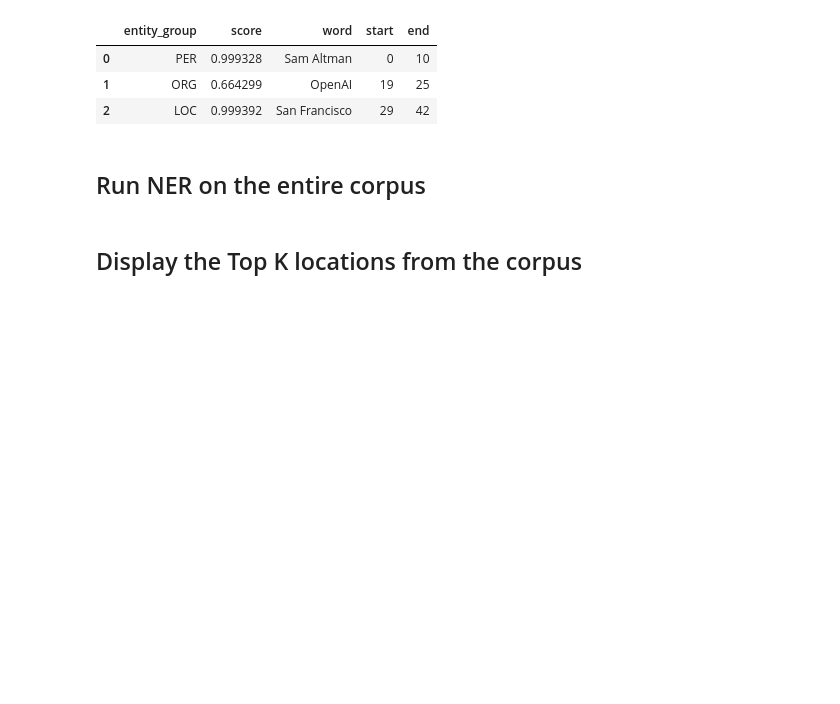
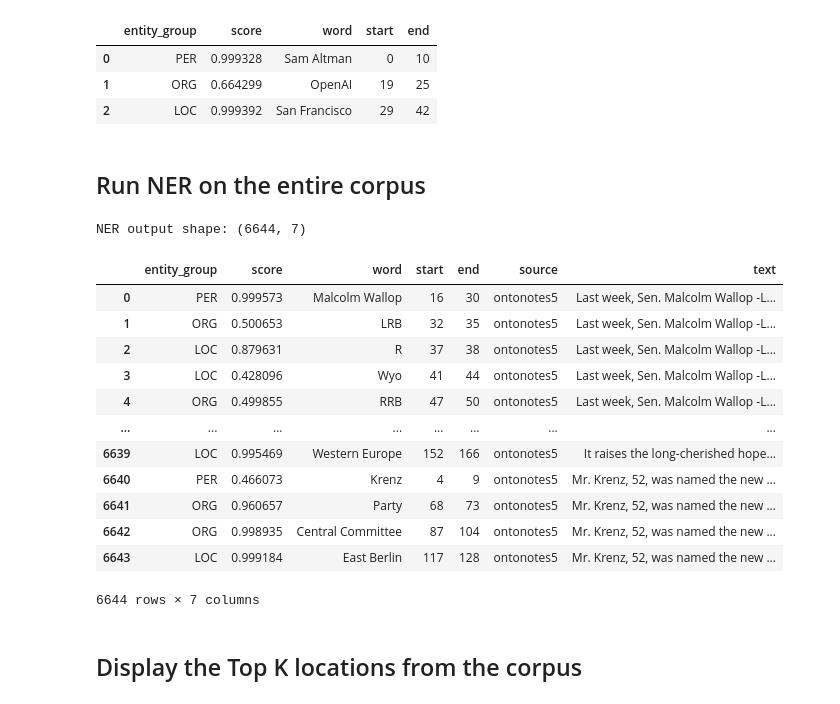
Before and after one commit to EtzionR/LM4GeoAI, a Jupyter notebook: Text_to_Geo.ipynb, the cells around one changed output. Drawn from its saved outputs; the diff is of its cells as text; code cells hidden in the pictures; blank space fills up the shorter version.

```diff
--- a/Text_to_Geo.ipynb
+++ b/Text_to_Geo.ipynb
@@ -70,23 +75,40 @@ NER output:
 # %% [markdown]
 ## Run NER on the entire corpus
 # %%
+P = .1 # Run NER only on P% of df entries
+
 outputs = []
 
-for text, source in tqdm(df.values):
+for text, source in tqdm(df[:int(len(df)*P)].values):
     entites = ner(text)
 
     for entity in entites:
 
         entity['source'] = source
         entity['text'] = text
 
         outputs.append(entity)
 
 outputs = pd.DataFrame(outputs)
 
 print(f'\n\nNER output shape: {outputs.shape}\n')
 
 outputs
+# %% [output]
+NER output shape: (6644, 7)
+|  | entity_group | score | word | start | end | source | text |
+| 0 | PER | 0.999573 | Malcolm Wallop | 16 | 30 | ontonotes5 | Last week, Sen. Malcolm Wallop -L... |
+| 1 | ORG | 0.500653 | LRB | 32 | 35 | ontonotes5 | Last week, Sen. Malcolm Wallop -L... |
+| 2 | LOC | 0.879631 | R | 37 | 38 | ontonotes5 | Last week, Sen. Malcolm Wallop -L... |
+| 3 | LOC | 0.428096 | Wyo | 41 | 44 | ontonotes5 | Last week, Sen. Malcolm Wallop -L... |
+| 4 | ORG | 0.499855 | RRB | 47 | 50 | ontonotes5 | Last week, Sen. Malcolm Wallop -L... |
+| ... | ... | ... | ... | ... | ... | ... | ... |
+| 6639 | LOC | 0.995469 | Western Europe | 152 | 166 | ontonotes5 | It raises the long-cherished hope... |
+| 6640 | PER | 0.466073 | Krenz | 4 | 9 | ontonotes5 | Mr. Krenz, 52, was named the new ... |
+| 6641 | ORG | 0.960657 | Party | 68 | 73 | ontonotes5 | Mr. Krenz, 52, was named the new ... |
+| 6642 | ORG | 0.998935 | Central Committee | 87 | 104 | ontonotes5 | Mr. Krenz, 52, was named the new ... |
+| 6643 | LOC | 0.999184 | East Berlin | 117 | 128 | ontonotes5 | Mr. Krenz, 52, was named the new ... |
+6644 rows × 7 columns
 # %% [markdown]
 ## Display the Top K locations from the corpus
 # %%
```
Also changed, not shown: parts of 7 cells of this notebook.
